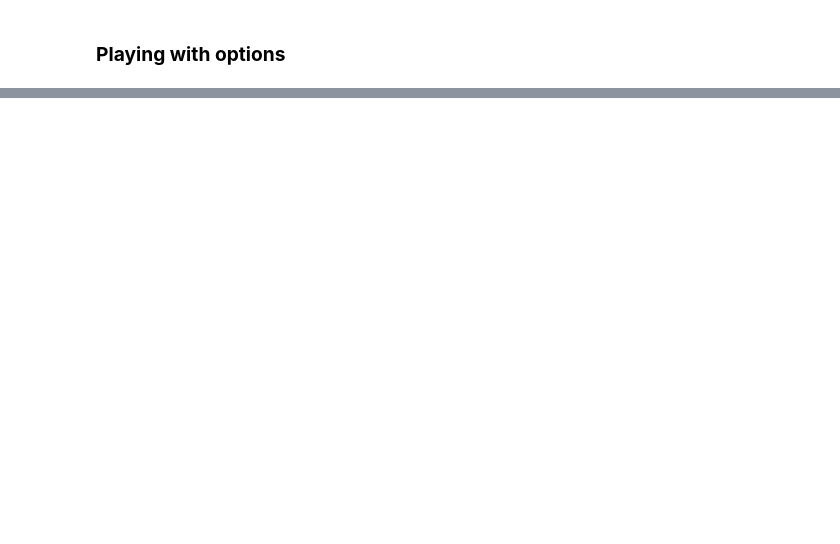
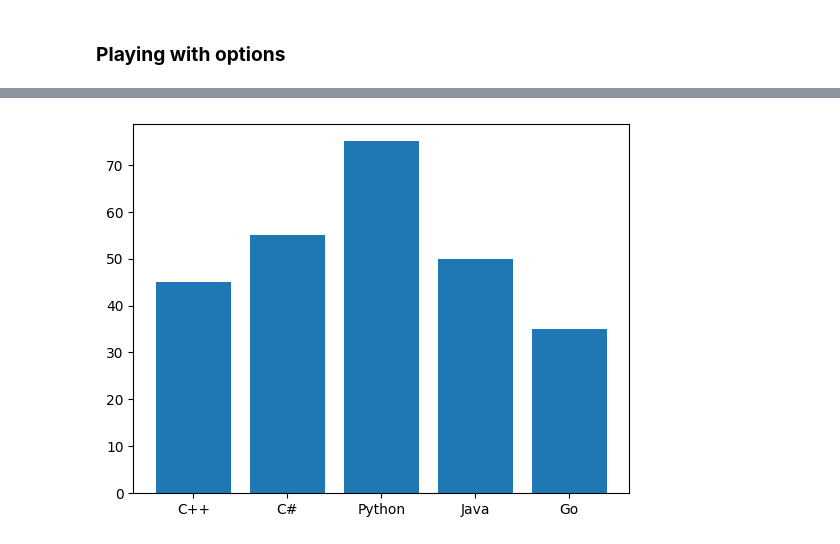
Before and after one commit to alchemistbg/matplotlib, a Jupyter notebook: matplotlib.ipynb, the cells around one changed output, grey strips where cells are left out. Drawn from its saved outputs; the diff is of its cells as text; code cells hidden in the pictures; blank space fills up the shorter version.

```diff
--- a/matplotlib.ipynb
+++ b/matplotlib.ipynb
@@ -56,0 +57,7 @@ plt.plot(years, weights_2, color = '#88ff00', linewidth = 3, linestyle = ':');
+# %%
+prog_lang = ['C++', 'C#', 'Python', 'Java', 'Go']
+votes = [45, 55, 75, 50, 35]
+# %%
+plt.bar(x = prog_lang, height = votes);
+# %% [output]
+[figure, added]
```
Also changed, not shown: parts of 8 cells of this notebook.
